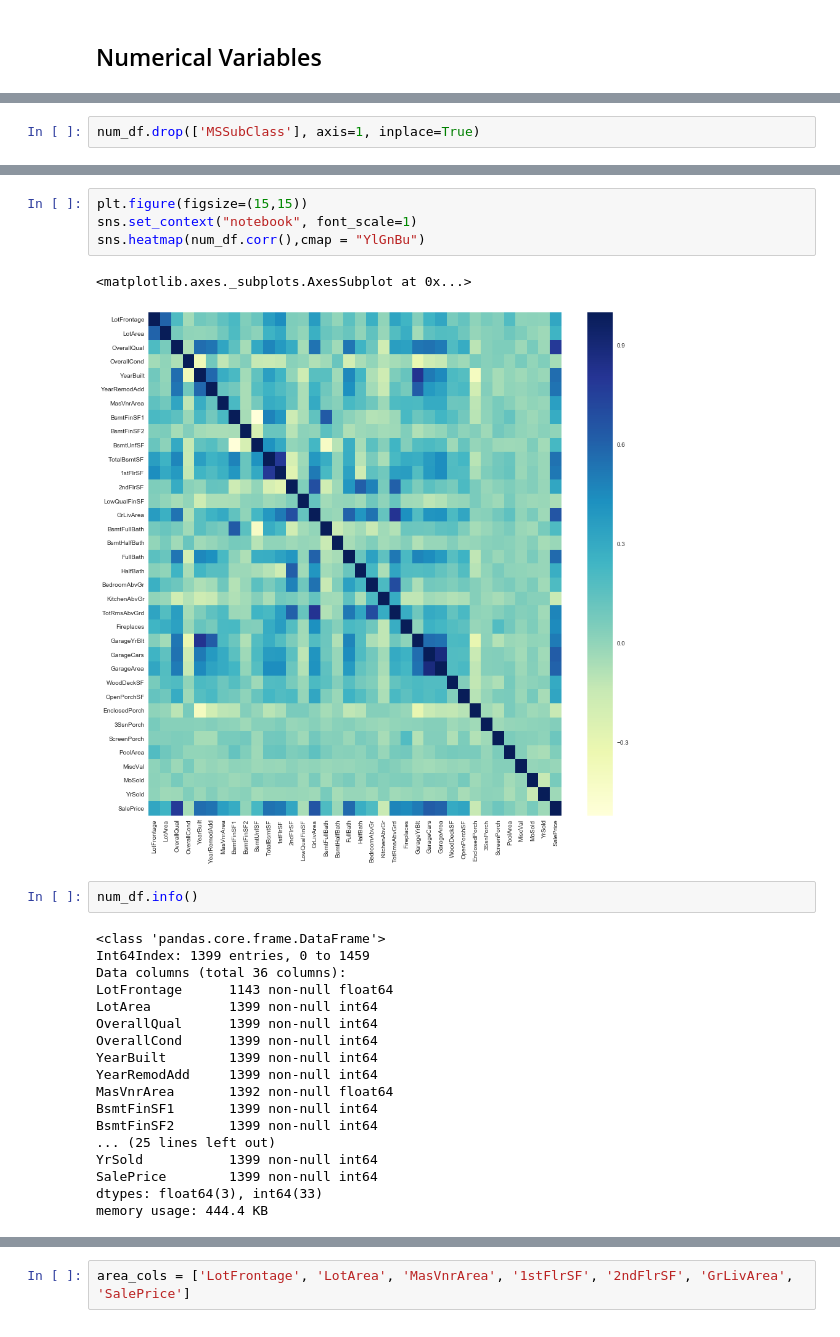
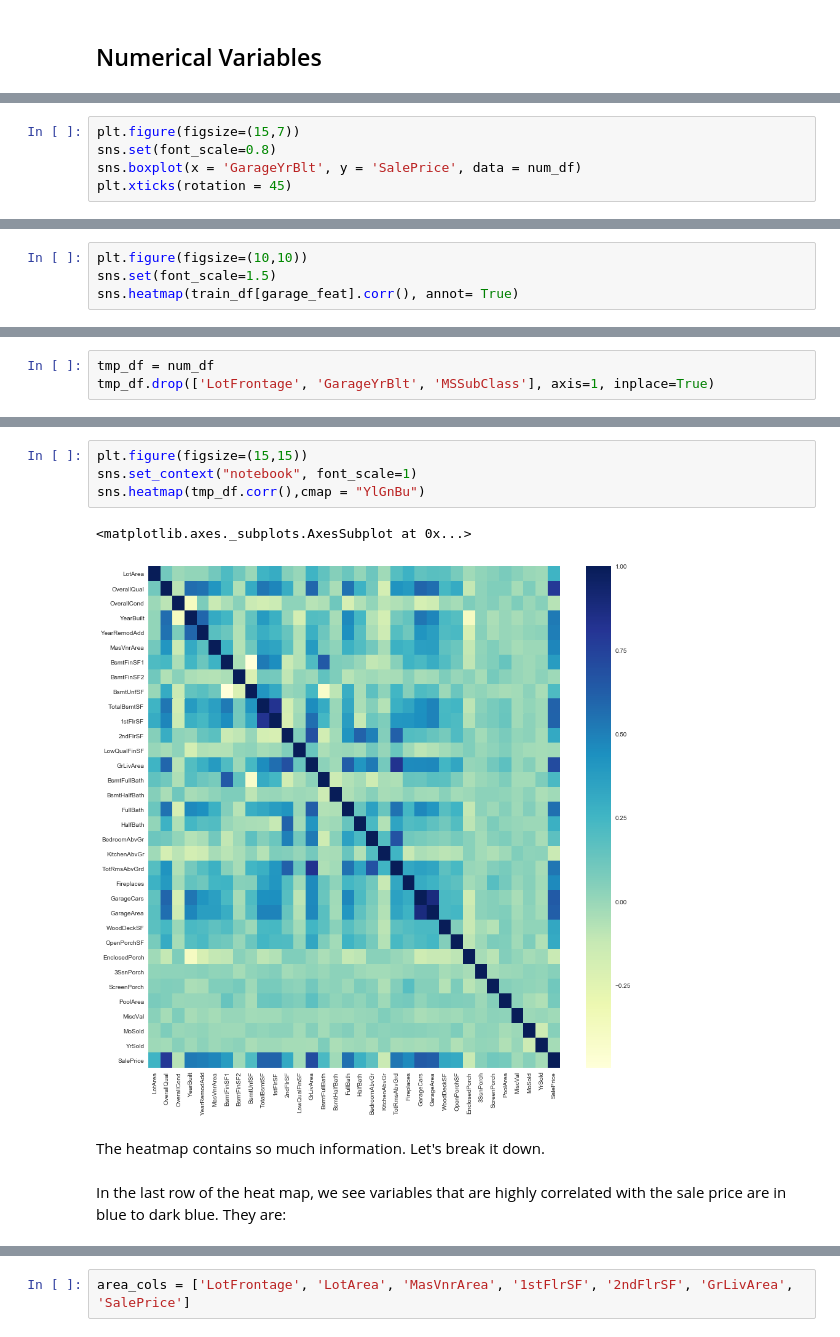
Before and after one commit to xiliang0815/Data-Science-Portfolio, a Jupyter notebook: Kaggle_Competitions/Competition-House_Prices_Regression_Techniques/EDA.ipynb, the cells around one changed output, grey strips where cells are left out. Saved outputs shown, nothing was run; the diff lists cells and outputs as text.

```diff
--- a/Kaggle_Competitions/Competition-House_Prices_Regression_Techniques/EDA.ipynb
+++ b/Kaggle_Competitions/Competition-House_Prices_Regression_Techniques/EDA.ipynb
@@ -126,0 +209,5 @@ train_df['MSSubClass'] = train_df['MSSubClass'].astype('object')
+# %%
+plt.figure(figsize=(15,7))
+sns.set(font_scale=0.8)
+sns.boxplot(x = 'GarageYrBlt', y = 'SalePrice', data = num_df)
+plt.xticks(rotation = 45)
@@ -126,0 +227,4 @@ train_df['MSSubClass'] = train_df['MSSubClass'].astype('object')
+# %%
+plt.figure(figsize=(10,10))
+sns.set(font_scale=1.5)
+sns.heatmap(train_df[garage_feat].corr(), annot= True)
@@ -127,5 +242,6 @@ train_df['MSSubClass'] = train_df['MSSubClass'].astype('object')
 # %%
-num_df.drop(['MSSubClass'], axis=1, inplace=True)
+tmp_df = num_df
+tmp_df.drop(['LotFrontage', 'GarageYrBlt', 'MSSubClass'], axis=1, inplace=True)
 # %% [output]
 A value is trying to be set on a copy of a slice from a DataFrame
 
@@ -136,27 +260,11 @@ See the caveats in the documentation: http://pandas.pydata.org/pandas-docs/stabl
 # %%
 plt.figure(figsize=(15,15))
 sns.set_context("notebook", font_scale=1)
-sns.heatmap(num_df.corr(),cmap = "YlGnBu")
+sns.heatmap(tmp_df.corr(),cmap = "YlGnBu")
 # %% [output]
 <matplotlib.axes._subplots.AxesSubplot at 0x...>
-[figure, old version]
+[figure, new version]
-# %%
-num_df.info()
-# %% [output]
-<class 'pandas.core.frame.DataFrame'>
-Int64Index: 1399 entries, 0 to 1459
-Data columns (total 36 columns):
-LotFrontage      1143 non-null float64
-LotArea          1399 non-null int64
-OverallQual      1399 non-null int64
-OverallCond      1399 non-null int64
-YearBuilt        1399 non-null int64
-YearRemodAdd     1399 non-null int64
-MasVnrArea       1392 non-null float64
-BsmtFinSF1       1399 non-null int64
-BsmtFinSF2       1399 non-null int64
-... (25 lines left out)
-YrSold           1399 non-null int64
-SalePrice        1399 non-null int64
-dtypes: float64(3), int64(33)
-memory usage: 444.4 KB
+# %% [markdown]
+The heatmap contains so much information. Let's break it down.
+# %% [markdown]
+In the last row of the heat map, we see variables that are highly correlated with the sale price are in blue to dark blue. They are:
```
Also changed, not shown: parts of 34 cells of this notebook.
